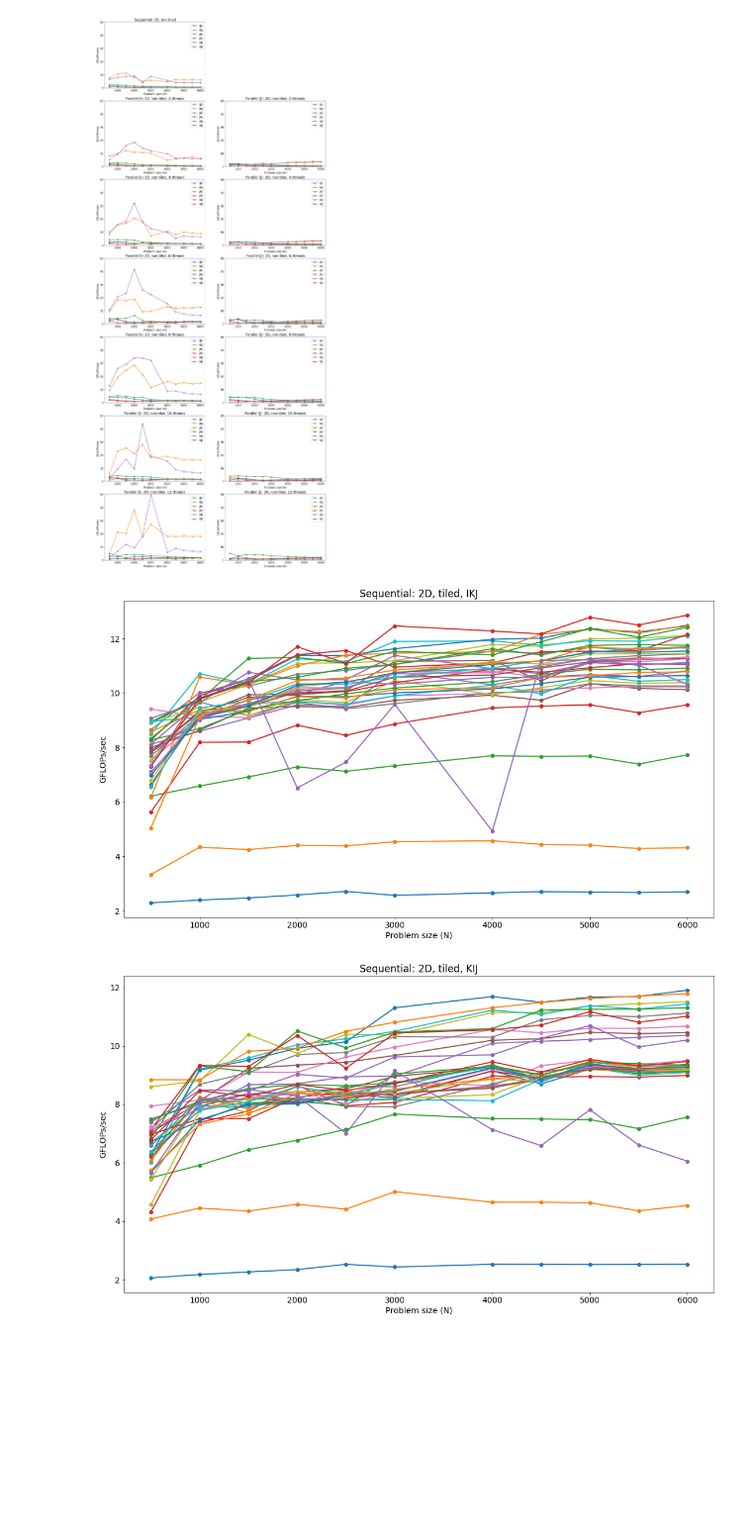
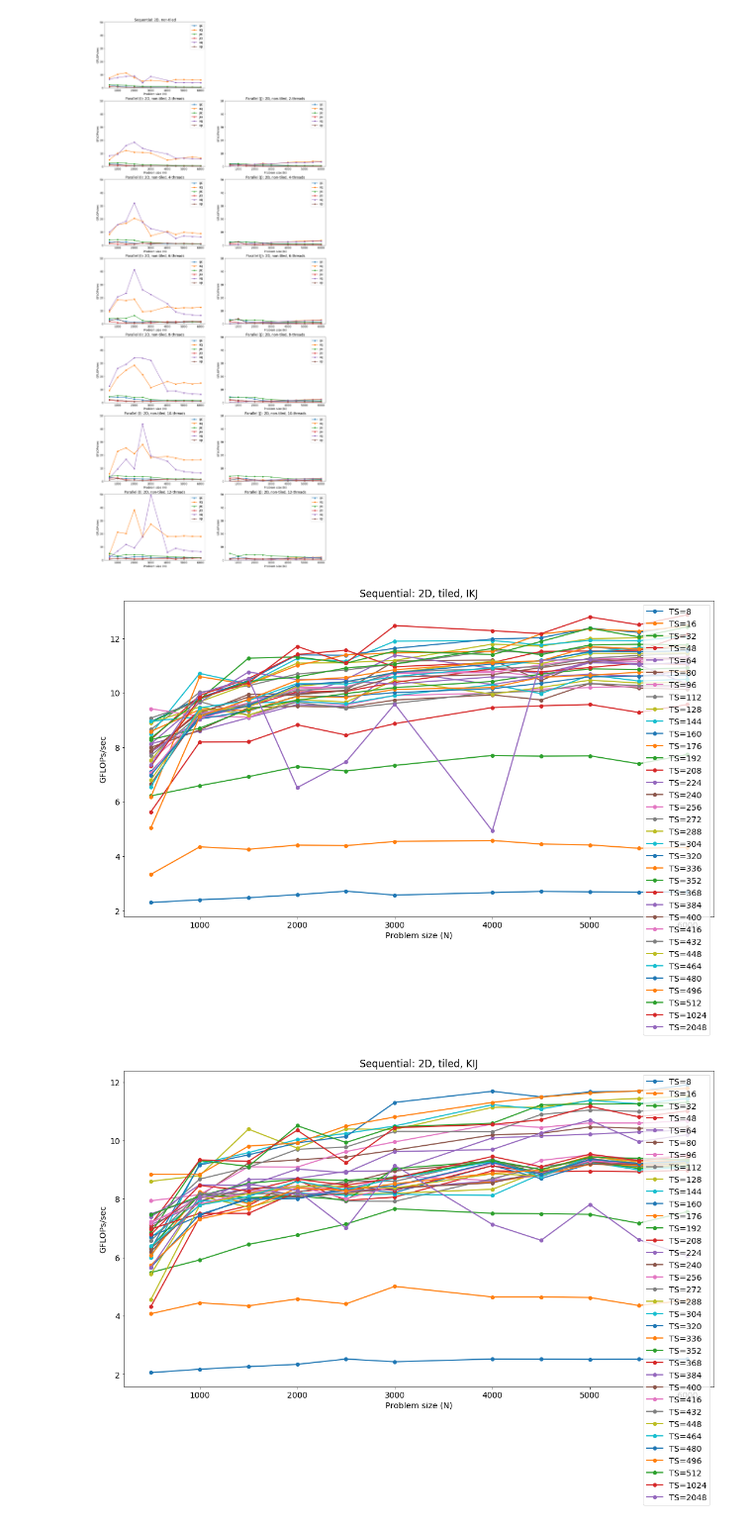
Before and after one commit to lnarmour/parric-ttmm, a Jupyter notebook: scripts/finalScripts/plots/Baseline.ipynb, the cells around one changed output. Shown at 99% size. Cells and saved outputs as stored; diff of their text form; code cells hidden in the pictures; blank space fills up the shorter version.

```diff
--- a/scripts/finalScripts/plots/Baseline.ipynb
+++ b/scripts/finalScripts/plots/Baseline.ipynb
@@ -4,13 +4,6 @@ import os
 from glob import glob
 import numpy as np
 import matplotlib.pyplot as plt
-# %%
-data = []
-for filename in glob('../results/2D*.json'):
-    with open(filename, 'r') as f:
-        data += json.load(f)
-
-data = [o for o in data if len(o['times'])!=0 and not o['error']]
 # %%
 def calc_gflops(N, time, type):
     if type == 'ss':
@@ -77,9 +70,7 @@ plt.show()
 # %% [output]
 [figure]
 # %%
-perm_map = {'ijk':1, 'ikj':2, 'jik':3, 'jki':4, 'kij':5, 'kji':6}
-
-def load_our_data(results_file_glob):
+def load_our_data(results_file_glob, perm_map={'ijk':1, 'ikj':2, 'jik':3, 'jki':4, 'kij':5, 'kji':6}):
     data = []
     for filename in glob(results_file_glob):
         with open(filename, 'r') as f:
@@ -104,30 +95,40 @@ def load_our_data(results_file_glob):
     Y.shape = (Y.shape[0], 1)
     return np.hstack([X,Y])
 
-def filter_dim(P, permutation=None, N=None, parallel=None, tiled=None, time=None, num_threads=None, loop_parallelized=None, TS=None):
+def filter_dim(P, permutation=None, N=None, parallel=None, tiled=None, time=None, num_threads=None, loop_parallelized=None, TS=None, perm_map={'ijk':1, 'ikj':2, 'jik':3, 'jki':4, 'kij':5, 'kji':6}):
+    exp = 0
     try:
         # [N, permutation, tiled, TS, parallel, loop_parallelized, num_threads, blocks_per_side, block_size]
         ret = P
         if N:
             ret = ret[np.where(ret[:,0]==N)]
+            exp = 'N'
         if permutation:
             ret = ret[np.where(ret[:,1]==perm_map[permutation])]
+            exp = 'permutation'
         if tiled != None:
             ret = ret[np.where(ret[:,2]==tiled)]
+            exp = 'tiled'
         if TS:
             ret = ret[np.where(ret[:,3]==TS)]
+            exp = 'TS'
         if parallel != None:
             ret = ret[np.where(ret[:,4]==parallel)]
+            exp = 'parallel'
         if loop_parallelized:
             ret = ret[np.where(ret[:,5]==loop_parallelized)]
+            exp = 'loop_parallelized'
         if num_threads:
             ret = ret[np.where(ret[:,6]==num_threads)]
+            exp = 'num_threads'
         if time:
             if len(ret) == 0:
                 ret = []
             else:
                 ret = ret[np.where(ret[:,9]==np.min(ret[:,9]))]
+            exp = 'time'
     except:
+        print('--> TRACE:', exp)
         print('filter_exception:')
         print('P.shape', P.shape)
         print(P)
@@ -135,7 +136,7 @@ def filter_dim(P, permutation=None, N=None, parallel=None, tiled=None, time=None
         print(ret)
     return ret
 
-def plot_ours(P, time=True, gflops=False, tiled=0, permutation=None, num_threads=None, title=None, parallel=0, loop_parallelized=None, legend=True, ymax=None):
+def plot_ours(P, time=True, gflops=False, tiled=0, permutation=None, num_threads=None, title=None, parallel=0, loop_parallelized=None, legend=True, ymax=None, perm_map={'ijk':1, 'ikj':2, 'jik':3, 'jki':4, 'kij':5, 'kji':6}):
     if gflops:
         time = False
 
@@ -149,7 +150,7 @@ def plot_ours(P, time=True, gflops=False, tiled=0, permutation=None, num_threads
                 t = filter_dim(p, N=N, tiled=tiled, parallel=parallel, loop_parallelized=loop_parallelized, num_threads=num_threads, TS=TS, time=True)
                 if len(t) == 0:
                     continue
-                t = t[0][9]
+                t = t[0][len(t[0]) - 1]
                 gflops = calc_gflops(N, t, 'tt')
                 X.append(N)
                 Y.append(t if time else gflops)
@@ -190,14 +189,14 @@ if ON:
 # %%
 P = load_our_data('../results/2D*.json')
 
 for perm in ['ikj', 'kij']:
     plt.figure(figsize=(40,10))
     plt.rcParams.update({'font.size': 14})
     plt.subplot(1,2,1)
-    plot_ours(P, parallel=0, tiled=True, gflops=True, permutation=perm, title='Sequential: 2D, tiled, {}'.format(perm.upper()), legend=False)
+    plot_ours(P, parallel=0, tiled=True, gflops=True, permutation=perm, title='Sequential: 2D, tiled, {}'.format(perm.upper()), legend=True)
 # %% [output]
-[figure, old version]
+[figure, new version]
-[figure, old version]
+[figure, new version]
 # %%
 for perm in ['ikj', 'kij']:
     plt.figure(figsize=(40,10))
```
Also changed, not shown: parts of 4 cells of this notebook.
